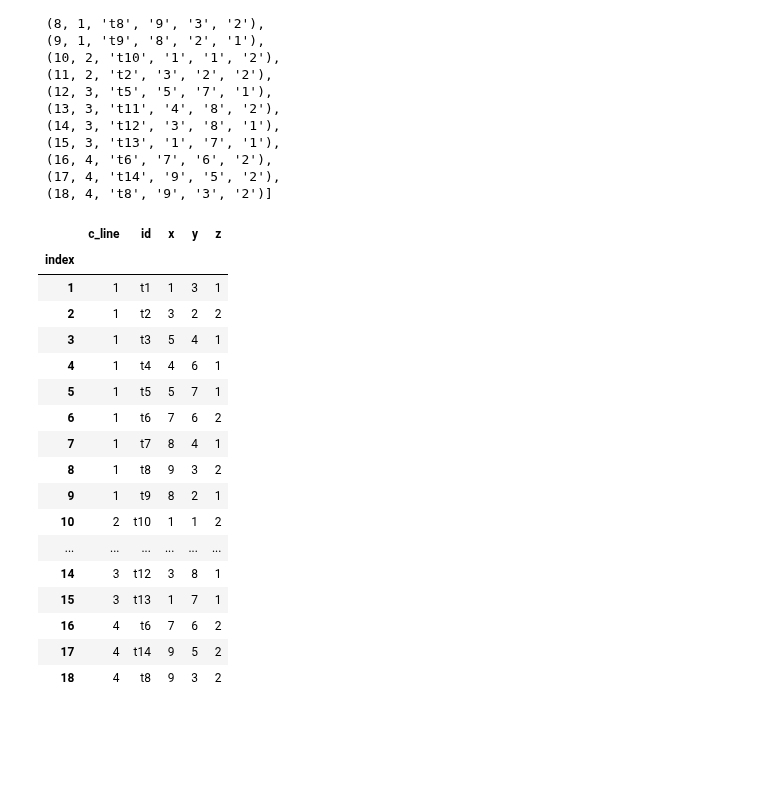
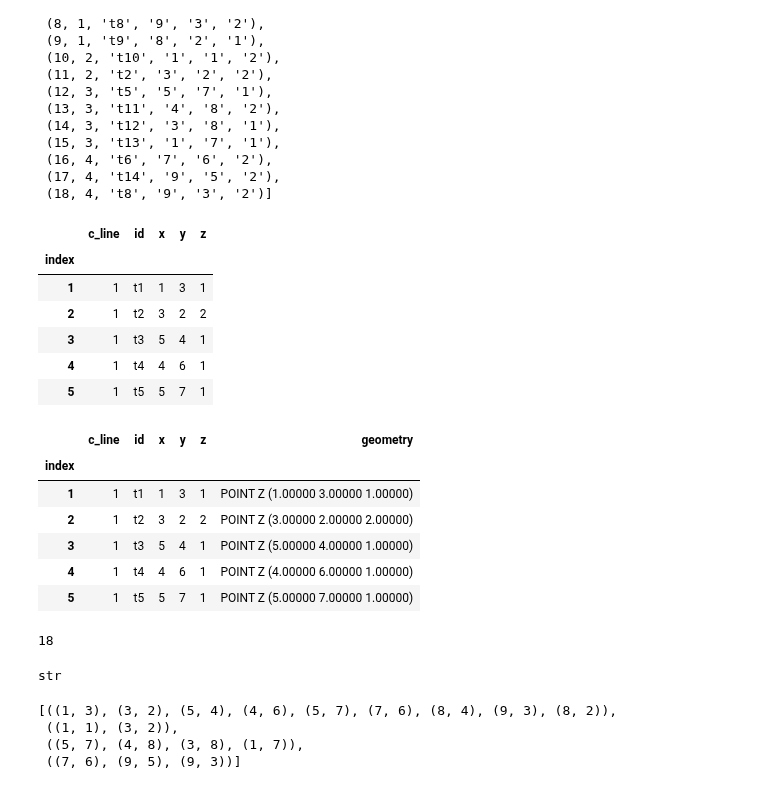
Before and after one commit to pigsel/some_tools, a Jupyter notebook: centrostruct/centerline.ipynb, the cells around one changed output. Saved outputs shown, nothing was run; the diff lists cells and outputs as text; code cells hidden in the pictures; blank space fills up the shorter version.

Commit message:
пока работаю в блокноте разбиваю сложные коридоры на куски

```diff
--- a/centrostruct/centerline.ipynb
+++ b/centrostruct/centerline.ipynb
@@ -49,24 +51,13 @@ c_lines
 # %%
 c_lines_p = pd.DataFrame(c_lines, columns =['index', 'c_line', 'id', 'x', 'y', 'z']).set_index('index')
 # %%
-c_lines_p
+c_lines_p.head()
 # %% [output]
 |  | c_line | id | x | y | z |
 | index |  |  |  |  |  |
 | 1 | 1 | t1 | 1 | 3 | 1 |
 | 2 | 1 | t2 | 3 | 2 | 2 |
 | 3 | 1 | t3 | 5 | 4 | 1 |
 | 4 | 1 | t4 | 4 | 6 | 1 |
 | 5 | 1 | t5 | 5 | 7 | 1 |
-| 6 | 1 | t6 | 7 | 6 | 2 |
-| 7 | 1 | t7 | 8 | 4 | 1 |
-| 8 | 1 | t8 | 9 | 3 | 2 |
-| 9 | 1 | t9 | 8 | 2 | 1 |
-| 10 | 2 | t10 | 1 | 1 | 2 |
-| ... | ... | ... | ... | ... | ... |
-| 14 | 3 | t12 | 3 | 8 | 1 |
-| 15 | 3 | t13 | 1 | 7 | 1 |
-| 16 | 4 | t6 | 7 | 6 | 2 |
-| 17 | 4 | t14 | 9 | 5 | 2 |
-| 18 | 4 | t8 | 9 | 3 | 2 |
 # %%
@@ -73,0 +65,14 @@ cgtw_g = gpd.GeoDataFrame(c_tab, crs="EPSG:2193", geometry=gpd.points_from_xy(c_
+# %%
+c_lines_p.head()
+# %% [output]
+|  | c_line | id | x | y | z | geometry |
+| index |  |  |  |  |  |  |
+| 1 | 1 | t1 | 1 | 3 | 1 | POINT Z (1.00000 3.00000 1.00000) |
+| 2 | 1 | t2 | 3 | 2 | 2 | POINT Z (3.00000 2.00000 2.00000) |
+| 3 | 1 | t3 | 5 | 4 | 1 | POINT Z (5.00000 4.00000 1.00000) |
+| 4 | 1 | t4 | 4 | 6 | 1 | POINT Z (4.00000 6.00000 1.00000) |
+| 5 | 1 | t5 | 5 | 7 | 1 | POINT Z (5.00000 7.00000 1.00000) |
+# %%
+len(c_lines_p)
+# %% [output]
+18
@@ -73,0 +109,11 @@ cgtw_g = gpd.GeoDataFrame(c_tab, crs="EPSG:2193", geometry=gpd.points_from_xy(c_
+# %%
+type(c_lines_p.loc[1, 'x'])   # в блокноте это стр, в самом питоне не так ???
+# %% [output]
+str
+# %%
+coo_2d
+# %% [output]
+[((1, 3), (3, 2), (5, 4), (4, 6), (5, 7), (7, 6), (8, 4), (9, 3), (8, 2)),
+ ((1, 1), (3, 2)),
+ ((5, 7), (4, 8), (3, 8), (1, 7)),
+ ((7, 6), (9, 5), (9, 3))]
```
Also changed, not shown: parts of 19 cells of this notebook.
